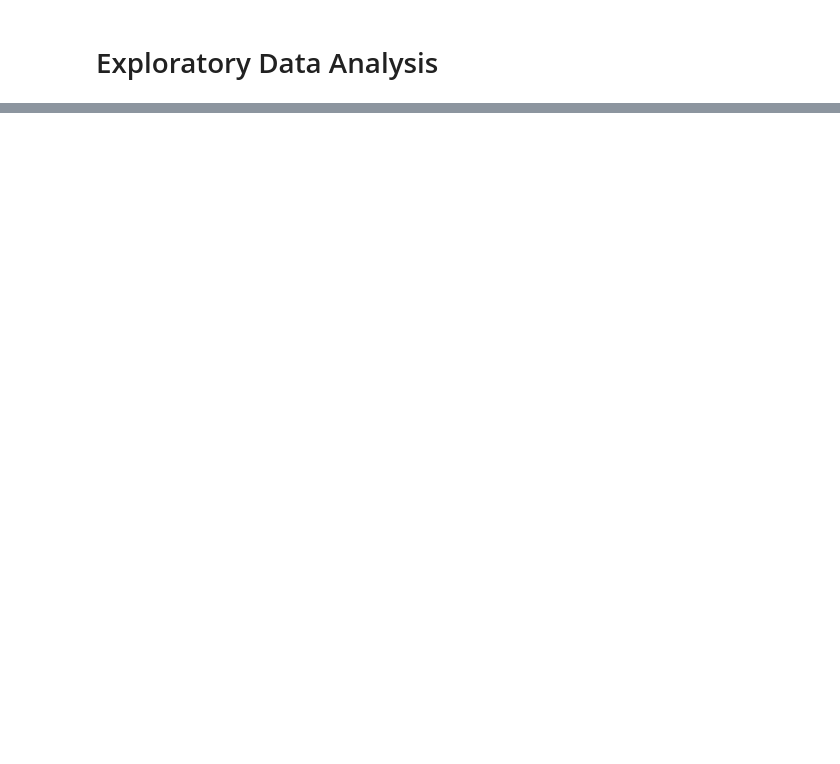
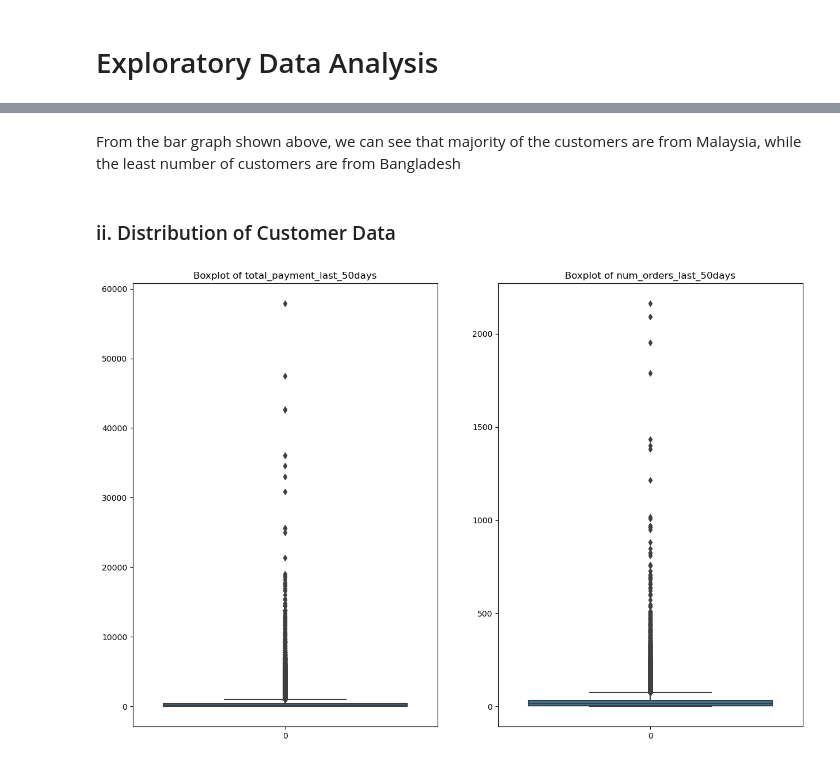
Before and after one commit to shoelesshoe/PAICA1, a Jupyter notebook: py/eda.ipynb, the cells around one changed output, grey strips where cells are left out. Drawn from its saved outputs; the diff is of its cells as text; code cells hidden in the pictures; blank space fills up the shorter version.

```diff
--- a/py/eda.ipynb
+++ b/py/eda.ipynb
@@ -44,0 +123,16 @@ df.head()
+# %% [markdown]
+From the bar graph shown above, we can see that majority of the customers are from Malaysia, while the least number of customers are from Bangladesh
+# %% [markdown]
+### ii. Distribution of Customer Data
+# %%
+fig, axs = plt.subplots(1,2,figsize=(15,10))
+
+sns.boxplot(data=customer[customer.columns[-3]], ax=axs[0])
+axs[0].set_title(f'Boxplot of {customer.columns[-3]}')
+
+sns.boxplot(data=customer[customer.columns[3]], ax=axs[1])
+axs[1].set_title(f'Boxplot of {customer.columns[3]}')
+
+plt.show()
+# %% [output]
+[figure, added]
```
Also changed, not shown: parts of 27 cells of this notebook.
